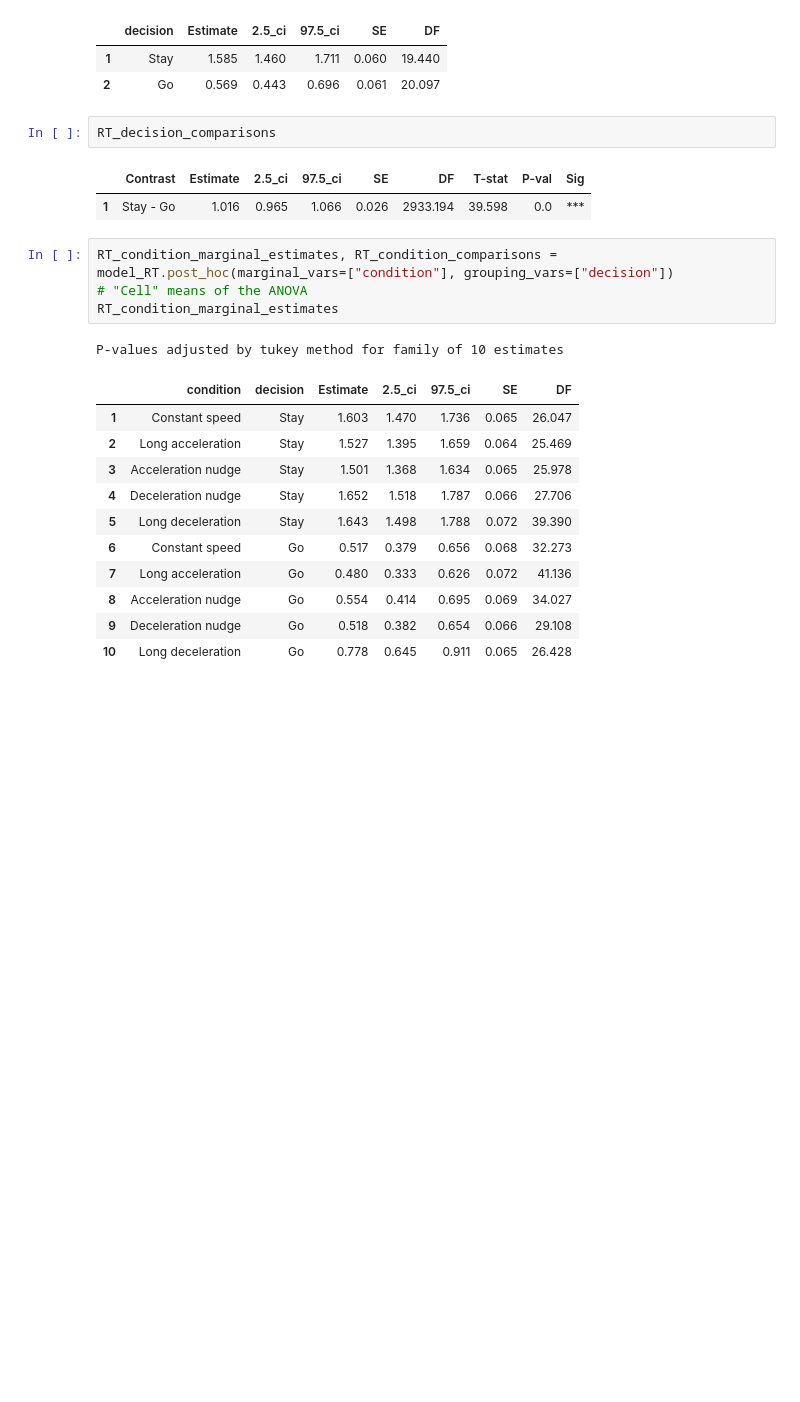
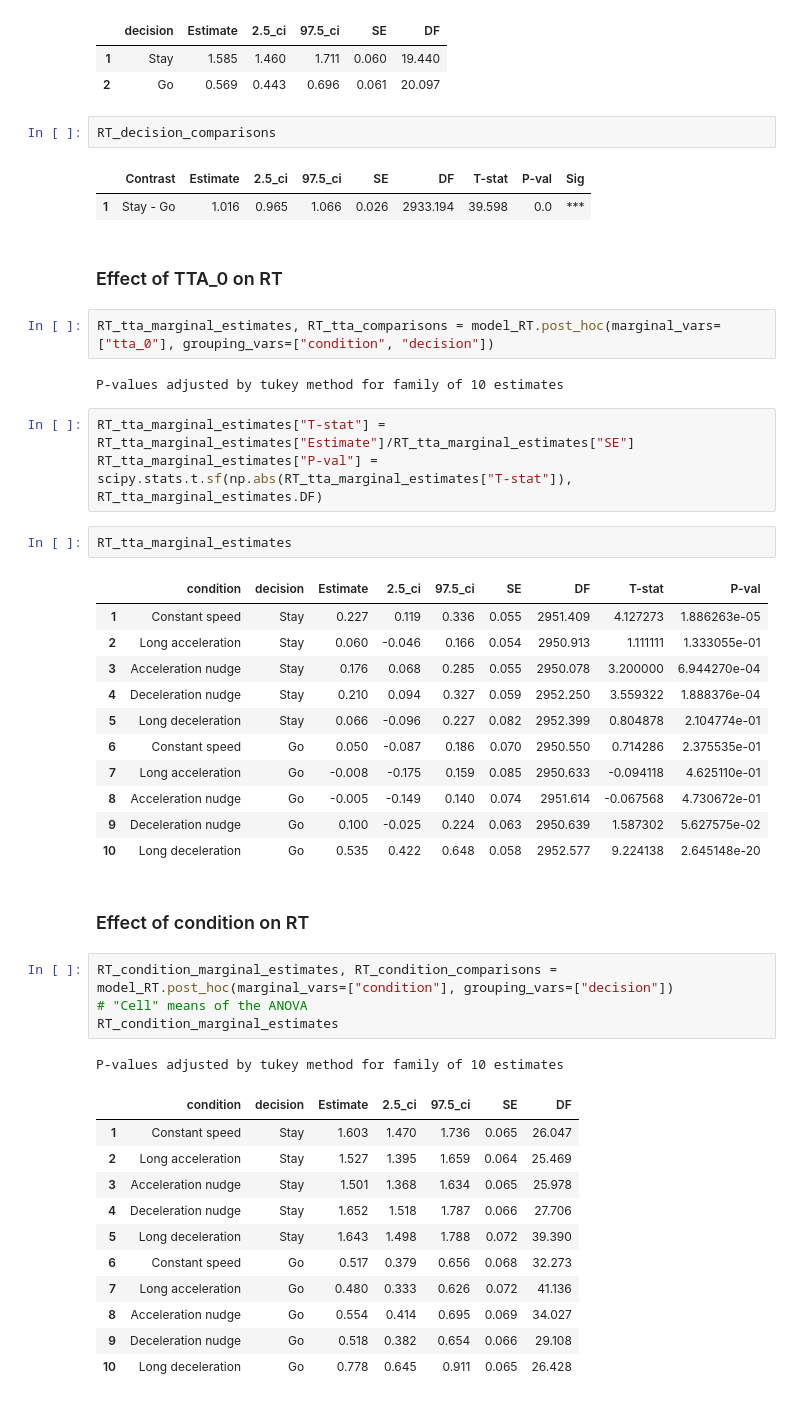
Before and after one commit to tud-hri/nudging-humans-in-traffic, a Jupyter notebook: 01_regressions.ipynb, the cells around one changed output. Saved outputs shown, nothing was run; the diff lists cells and outputs as text; blank space fills up the shorter version.

```diff
--- a/01_regressions.ipynb
+++ b/01_regressions.ipynb
@@ -156,6 +160,31 @@ RT_decision_comparisons
 # %% [output]
 |  | Contrast | Estimate | 2.5_ci | 97.5_ci | SE | DF | T-stat | P-val | Sig |
 | 1 | Stay - Go | 1.016 | 0.965 | 1.066 | 0.026 | 2933.194 | 39.598 | 0.0 | *** |
+# %% [markdown]
+### Effect of TTA_0 on RT
+# %%
+RT_tta_marginal_estimates, RT_tta_comparisons = model_RT.post_hoc(marginal_vars=["tta_0"], grouping_vars=["condition", "decision"])
+# %% [output]
+P-values adjusted by tukey method for family of 10 estimates
+# %%
+RT_tta_marginal_estimates["T-stat"] = RT_tta_marginal_estimates["Estimate"]/RT_tta_marginal_estimates["SE"]
+RT_tta_marginal_estimates["P-val"] = scipy.stats.t.sf(np.abs(RT_tta_marginal_estimates["T-stat"]), RT_tta_marginal_estimates.DF)
+# %%
+RT_tta_marginal_estimates
+# %% [output]
+|  | condition | decision | Estimate | 2.5_ci | 97.5_ci | SE | DF | T-stat | P-val |
+| 1 | Constant speed | Stay | 0.227 | 0.119 | 0.336 | 0.055 | 2951.409 | 4.127273 | 1.886263e-05 |
+| 2 | Long acceleration | Stay | 0.060 | -0.046 | 0.166 | 0.054 | 2950.913 | 1.111111 | 1.333055e-01 |
+| 3 | Acceleration nudge | Stay | 0.176 | 0.068 | 0.285 | 0.055 | 2950.078 | 3.200000 | 6.944270e-04 |
+| 4 | Deceleration nudge | Stay | 0.210 | 0.094 | 0.327 | 0.059 | 2952.250 | 3.559322 | 1.888376e-04 |
+| 5 | Long deceleration | Stay | 0.066 | -0.096 | 0.227 | 0.082 | 2952.399 | 0.804878 | 2.104774e-01 |
+| 6 | Constant speed | Go | 0.050 | -0.087 | 0.186 | 0.070 | 2950.550 | 0.714286 | 2.375535e-01 |
+| 7 | Long acceleration | Go | -0.008 | -0.175 | 0.159 | 0.085 | 2950.633 | -0.094118 | 4.625110e-01 |
+| 8 | Acceleration nudge | Go | -0.005 | -0.149 | 0.140 | 0.074 | 2951.614 | -0.067568 | 4.730672e-01 |
+| 9 | Deceleration nudge | Go | 0.100 | -0.025 | 0.224 | 0.063 | 2950.639 | 1.587302 | 5.627575e-02 |
+| 10 | Long deceleration | Go | 0.535 | 0.422 | 0.648 | 0.058 | 2952.577 | 9.224138 | 2.645148e-20 |
+# %% [markdown]
+### Effect of condition on RT
 # %%
 RT_condition_marginal_estimates, RT_condition_comparisons = model_RT.post_hoc(marginal_vars=["condition"], grouping_vars=["decision"])
 # "Cell" means of the ANOVA
```
Also changed, not shown: parts of 2 cells of this notebook, 5 other files.
